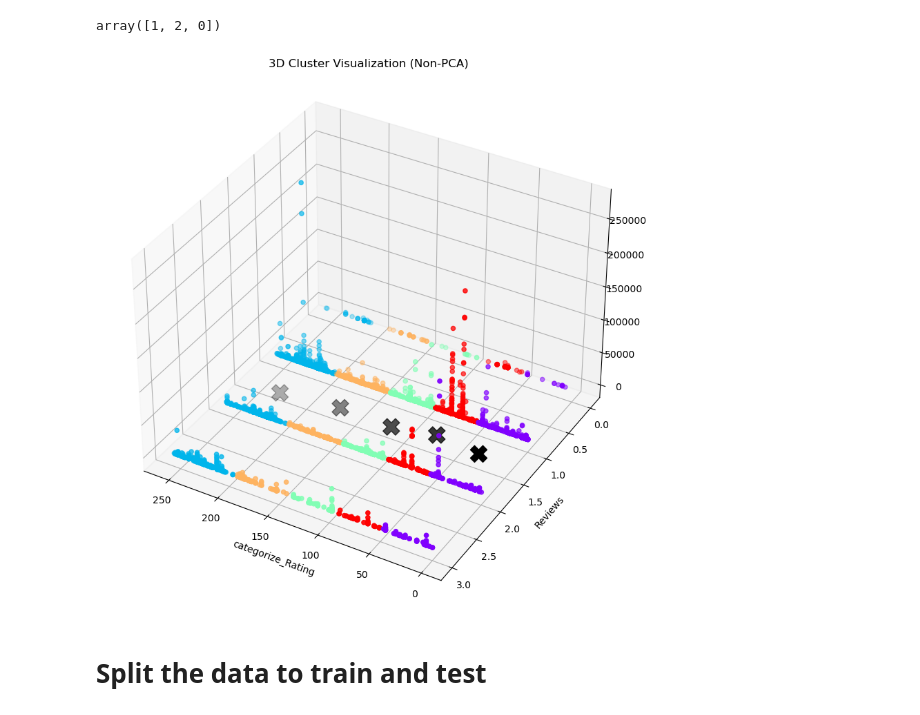
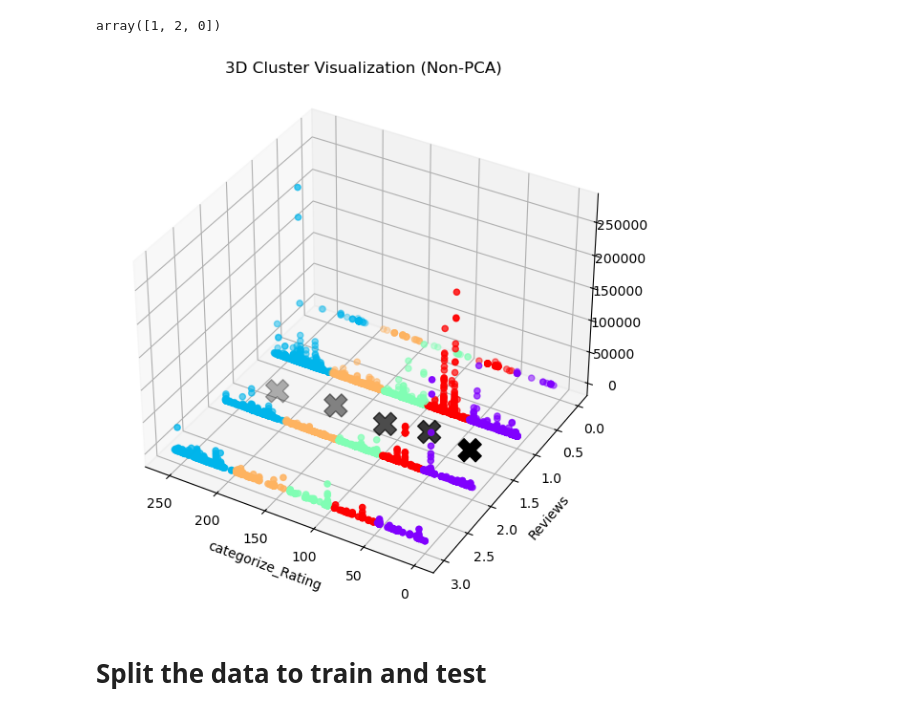
Before and after one commit to SalmanGassem/Usecase-8-Project-5, a Jupyter notebook: Salman_edit-Project_5_ML_K-means.ipynb, the cells around one changed output. Drawn from its saved outputs; the diff is of its cells as text; code cells hidden in the pictures.

```diff
--- a/Salman_edit-Project_5_ML_K-means.ipynb
+++ b/Salman_edit-Project_5_ML_K-means.ipynb
@@ -19,7 +19,7 @@ from sklearn.model_selection import StratifiedKFold, GridSearchCV, train_test_sp
 # Load the Data
 # %%
 # Load the data
-df = pd.read_csv("cleaned_coursera_dataset.csv")
+df = pd.read_csv("cleaned_coursera_dataset2.csv")
 # %%
 #pd.set_option('display.max_rows', None)
 #pd.set_option('display.max_columns', None)
@@ -270,24 +286,24 @@ X['Duration / Weeks'].unique()
 array([1, 2, 0])
 # %%
 # Assuming 'X' has three features
-fig = plt.figure(figsize=(10, 10))
+fig = plt.figure(figsize=(7, 7))
 ax = fig.add_subplot(111, projection='3d')
 
 # Scatter plot with the three features and cluster assignments
 ax.scatter(df_dummies['Provider'], df_dummies['Level'], df_dummies['Reviews'], c=x_kmeans, cmap='rainbow', marker='o')
 
 # Plot the cluster centers
 ax.scatter(best_kmeans.cluster_centers_[:, 0], best_kmeans.cluster_centers_[:, 1], best_kmeans.cluster_centers_[:, 2], s=300, c='black', marker='X')
 
 # Labels and title
 ax.view_init(elev=35, azim=120)
 ax.set_xlabel('categorize_Rating')
 ax.set_ylabel('Reviews')
 ax.set_zlabel('Duration / Weeks_12 - 24', labelpad=20)
 ax.set_title('3D Cluster Visualization (Non-PCA)')
 plt.show()
 # %% [output]
-[figure, old version]
+[figure, new version]
 # %%
 # Cross-Validation
 cv = StratifiedKFold(n_splits=5, shuffle=True, random_state=42)
```
Also changed, not shown: parts of 13 cells of this notebook.
